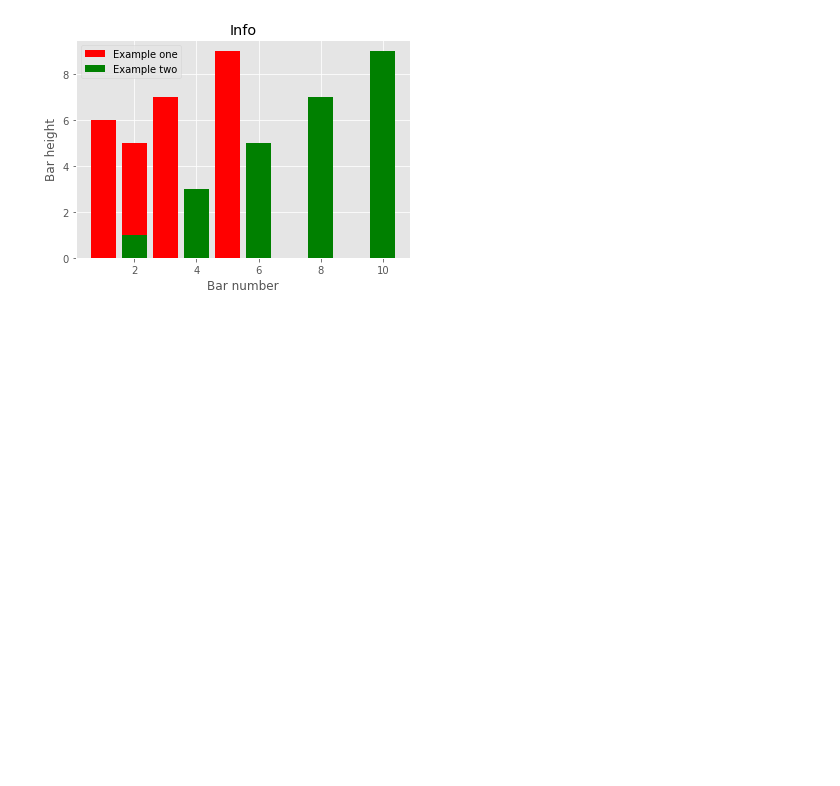
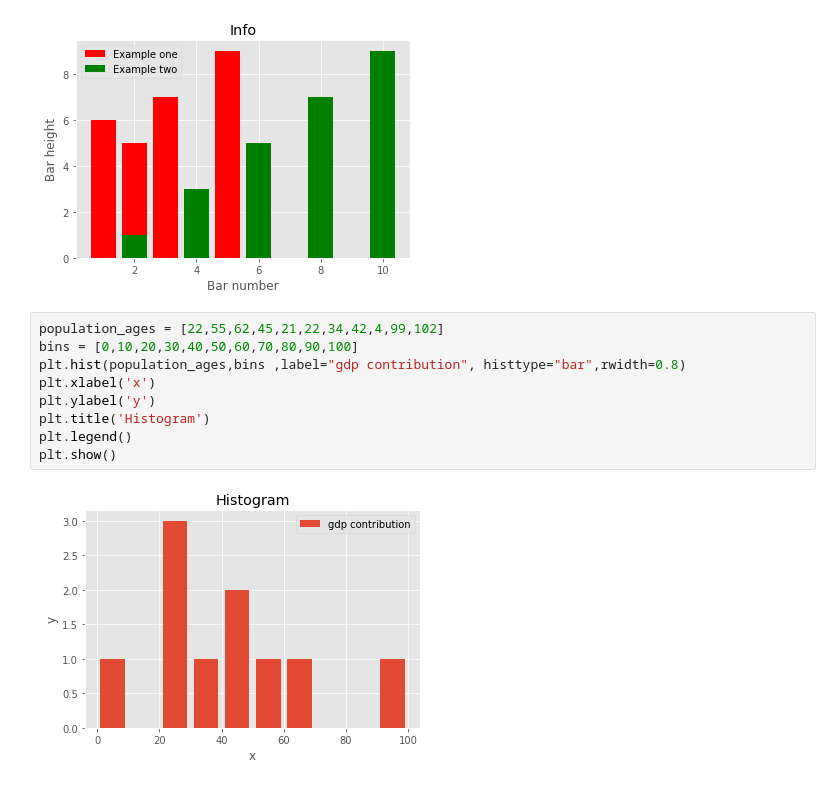
Before and after one commit to coderefaj/Data-Visualization-Matplotlib, a Jupyter notebook: Matplotlib.ipynb, the cells around one changed output. Saved outputs shown, nothing was run; the diff lists cells and outputs as text; blank space fills up the shorter version.

```diff
--- a/Matplotlib.ipynb
+++ b/Matplotlib.ipynb
@@ -68,3 +70,14 @@ plt.title("Info")
 plt.show()
 # %% [output]
 [figure]
+# %%
+population_ages = [22,55,62,45,21,22,34,42,4,99,102]
+bins = [0,10,20,30,40,50,60,70,80,90,100]
+plt.hist(population_ages,bins ,label="gdp contribution", histtype="bar",rwidth=0.8)
+plt.xlabel('x')
+plt.ylabel('y')
+plt.title('Histogram')
+plt.legend()
+plt.show()
+# %% [output]
+[figure, added]
```
Also changed, not shown: parts of 20 cells of this notebook, 2 other files.
